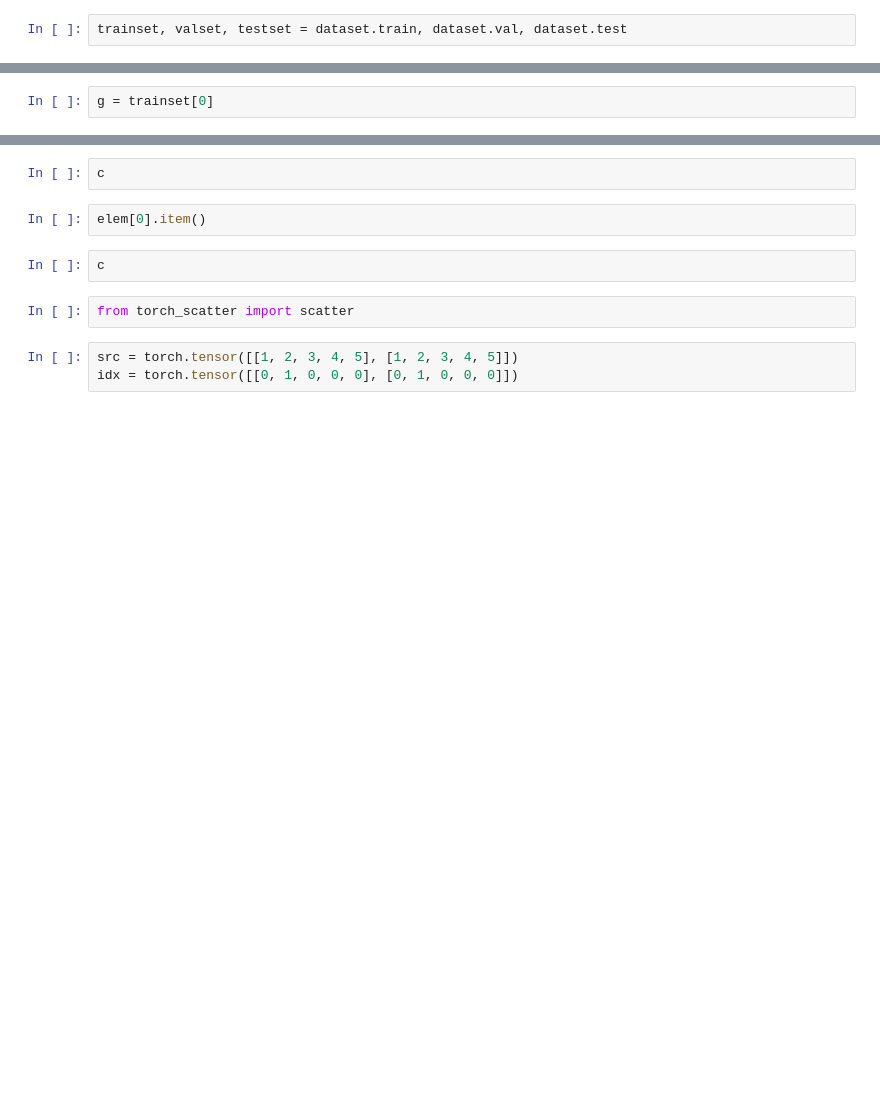
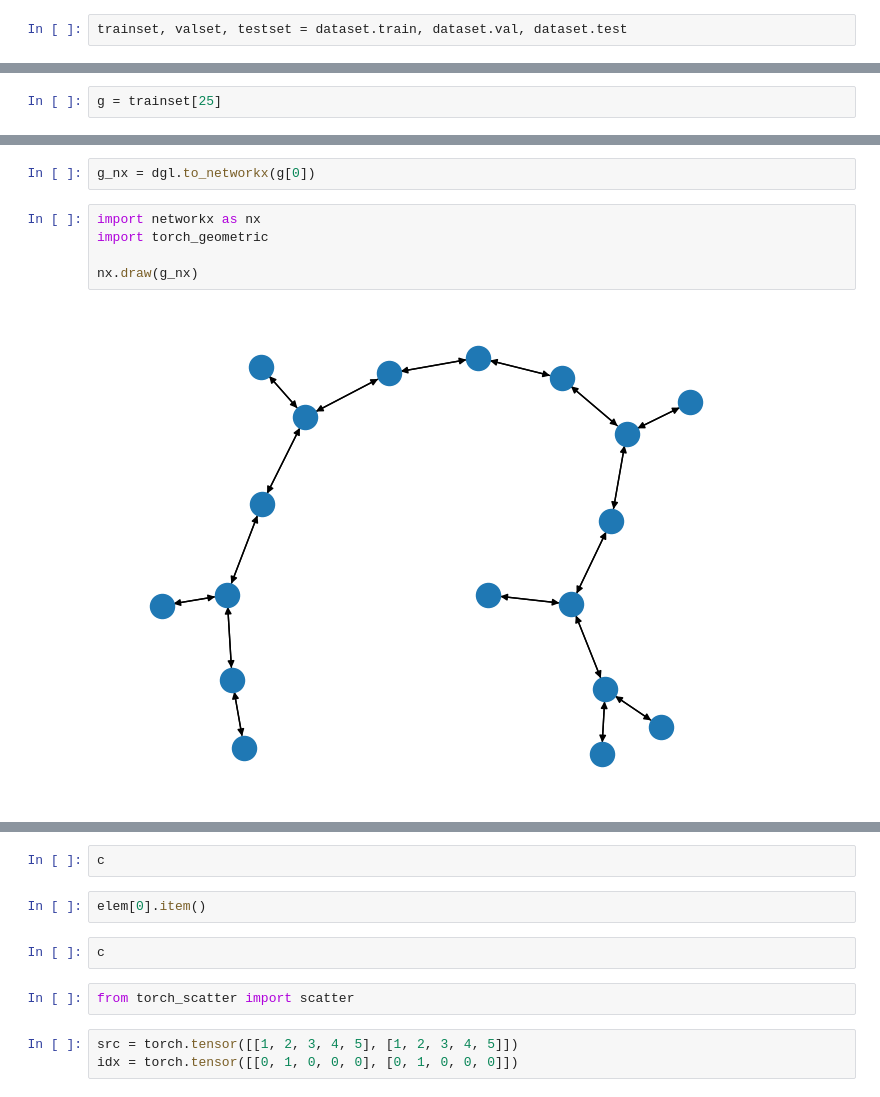
Before and after one commit to IlyaTrofimov/benchmarking-gnns, a Jupyter notebook: main_molecules_graph_regression_GATTop.ipynb, the cells around one changed output, grey strips where cells are left out. Cells and saved outputs as stored; diff of their text form; blank space fills up the shorter version.

```diff
--- a/main_molecules_graph_regression_GATTop.ipynb
+++ b/main_molecules_graph_regression_GATTop.ipynb
@@ -750,2 +791,2 @@ trainset, valset, testset = dataset.train, dataset.val, dataset.test
 # %%
-g = trainset[0]
+g = trainset[25]
@@ -756,3 +800,12 @@ c = Counter()
+# %%
+g_nx = dgl.to_networkx(g[0])
+# %%
+import networkx as nx
+import torch_geometric
+
+nx.draw(g_nx)
+# %% [output]
+[figure, added]
 # %%
 for elem in zip(g[0].edges()[0], g[0].edges()[1]):
 
```
Also changed, not shown: parts of 12 cells of this notebook, 6 other files.
